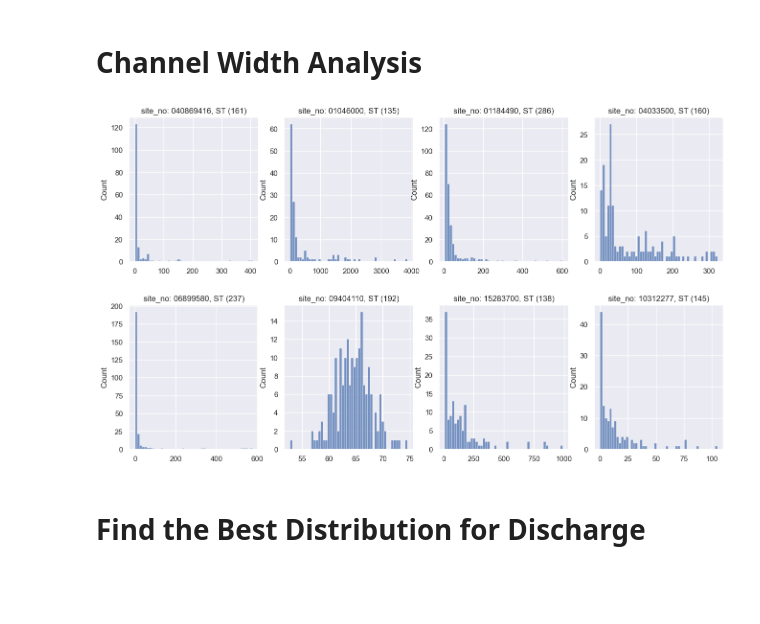
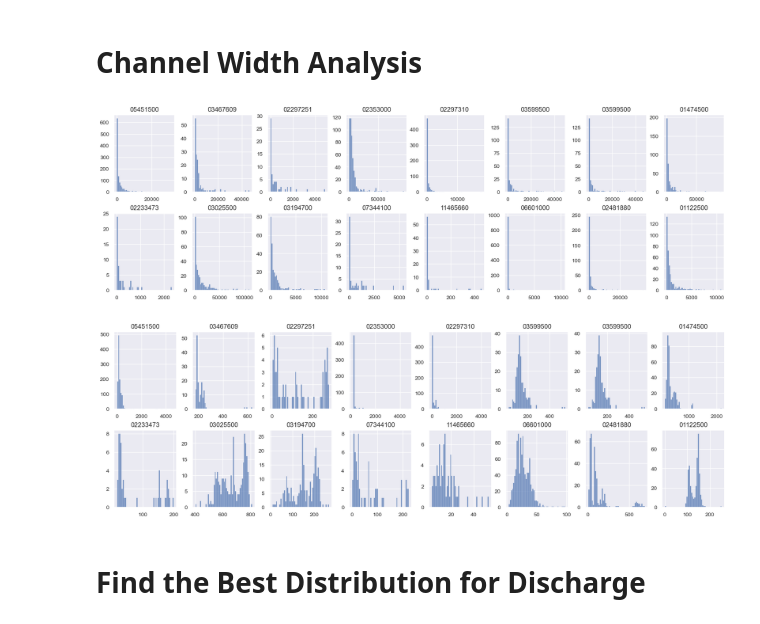
Before and after one commit to smhassanerfani/si2022, a Jupyter notebook: tauraat/tauraat_width_analysis.ipynb, the cells around one changed output. Drawn from its saved outputs; the diff is of its cells as text; code cells hidden in the pictures; blank space fills up the shorter version.

Commit message:
Added detail for channel discharge/width analysis

```diff
--- a/tauraat/tauraat_width_analysis.ipynb
+++ b/tauraat/tauraat_width_analysis.ipynb
@@ -13,27 +13,54 @@ tauraat = pd.read_csv('./data/tau_pos_dis.csv', converters={'site_no': str}, low
 # %%
 tau_pos_freq = tauraat['site_no'].value_counts()
 # %%
-fig, axes = plt.subplots(nrows=2, ncols=4 , figsize=(16, 9), constrained_layout=False)
+fig, axes = plt.subplots(nrows=2, ncols=8 , figsize=(16, 5), constrained_layout=True)
 
-random_sites = np.random.randint(0, 7098, 8).tolist()
+random_sites = np.random.randint(0, 7098, 16).tolist()
 for idx, site_obs in enumerate(tau_pos_freq.iloc[random_sites]):
     usgs_cd = tau_pos_freq.index[tau_pos_freq == site_obs].values[0]
     usgs_nm = tauraat[tauraat['site_no'] == usgs_cd].iloc[0]['station_nm']
     usgs_tp = tauraat[tauraat['site_no'] == usgs_cd].iloc[0]['site_tp_cd']
 
-    i, j = divmod(idx, 4)
+    i, j = divmod(idx, 8)
     df_plt = tauraat[tauraat["site_no"] == usgs_cd]
 
     # sns.histplot(x=df_plt['chan_width'], bins=50, ax=axes[i, j])
     sns.histplot(x=df_plt['discharge_va'], bins=50, ax=axes[i, j])
-    axes[i, j].set_title(f"site_no: {usgs_cd}, {usgs_tp} ({site_obs})")
+    axes[i, j].set_title(f"{usgs_cd}")
     axes[i, j].set_xlabel('')
+    axes[i, j].tick_params(axis='x', labelsize=10)
+    axes[i, j].set_ylabel('')
+    axes[i, j].tick_params(axis='y', labelsize=10)
 
 plt.savefig('./data/tau_discharge_dist.png')
-plt.subplots_adjust(hspace=0.3) # (left=0.1, bottom=0.1, right=0.9, top=0.9, wspace=0.4, hspace=0.4)
+# plt.subplots_adjust(hspace=0.3) # (left=0.1, bottom=0.1, right=0.9, top=0.9, wspace=0.4, hspace=0.4)
 plt.show()
 # %% [output]
-[figure, old version]
+[figure, new version]
+# %%
+fig, axes = plt.subplots(nrows=2, ncols=8 , figsize=(16, 5), constrained_layout=True)
+
+for idx, site_obs in enumerate(tau_pos_freq.iloc[random_sites]):
+    usgs_cd = tau_pos_freq.index[tau_pos_freq == site_obs].values[0]
+    usgs_nm = tauraat[tauraat['site_no'] == usgs_cd].iloc[0]['station_nm']
+    usgs_tp = tauraat[tauraat['site_no'] == usgs_cd].iloc[0]['site_tp_cd']
+
+    i, j = divmod(idx, 8)
+    df_plt = tauraat[tauraat["site_no"] == usgs_cd]
+
+    sns.histplot(x=df_plt['chan_width'], bins=50, ax=axes[i, j])
+    # sns.histplot(x=df_plt['discharge_va'], bins=50, ax=axes[i, j])
+    axes[i, j].set_title(f"{usgs_cd}")
+    axes[i, j].set_xlabel('')
+    axes[i, j].tick_params(axis='x', labelsize=10)
+    axes[i, j].set_ylabel('')
+    axes[i, j].tick_params(axis='y', labelsize=10)
+
+plt.savefig('./data/tau_width_dist.png')
+# plt.subplots_adjust(hspace=0.3) # (left=0.1, bottom=0.1, right=0.9, top=0.9, wspace=0.4, hspace=0.4)
+plt.show()
+# %% [output]
+[figure, added]
 # %% [markdown]
 # Find the Best Distribution for Discharge
 # %%
```
Also changed, not shown: 1 other file.
